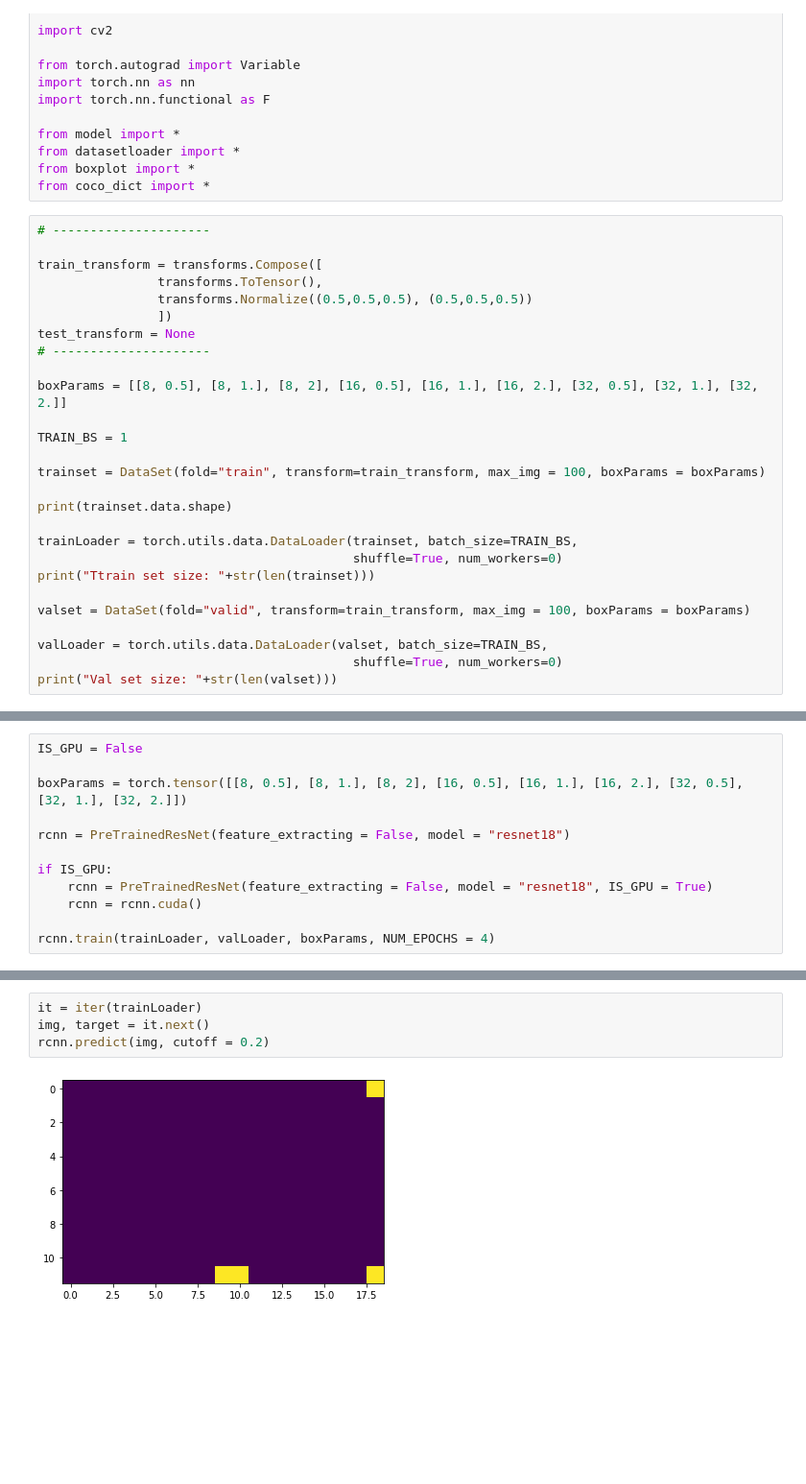
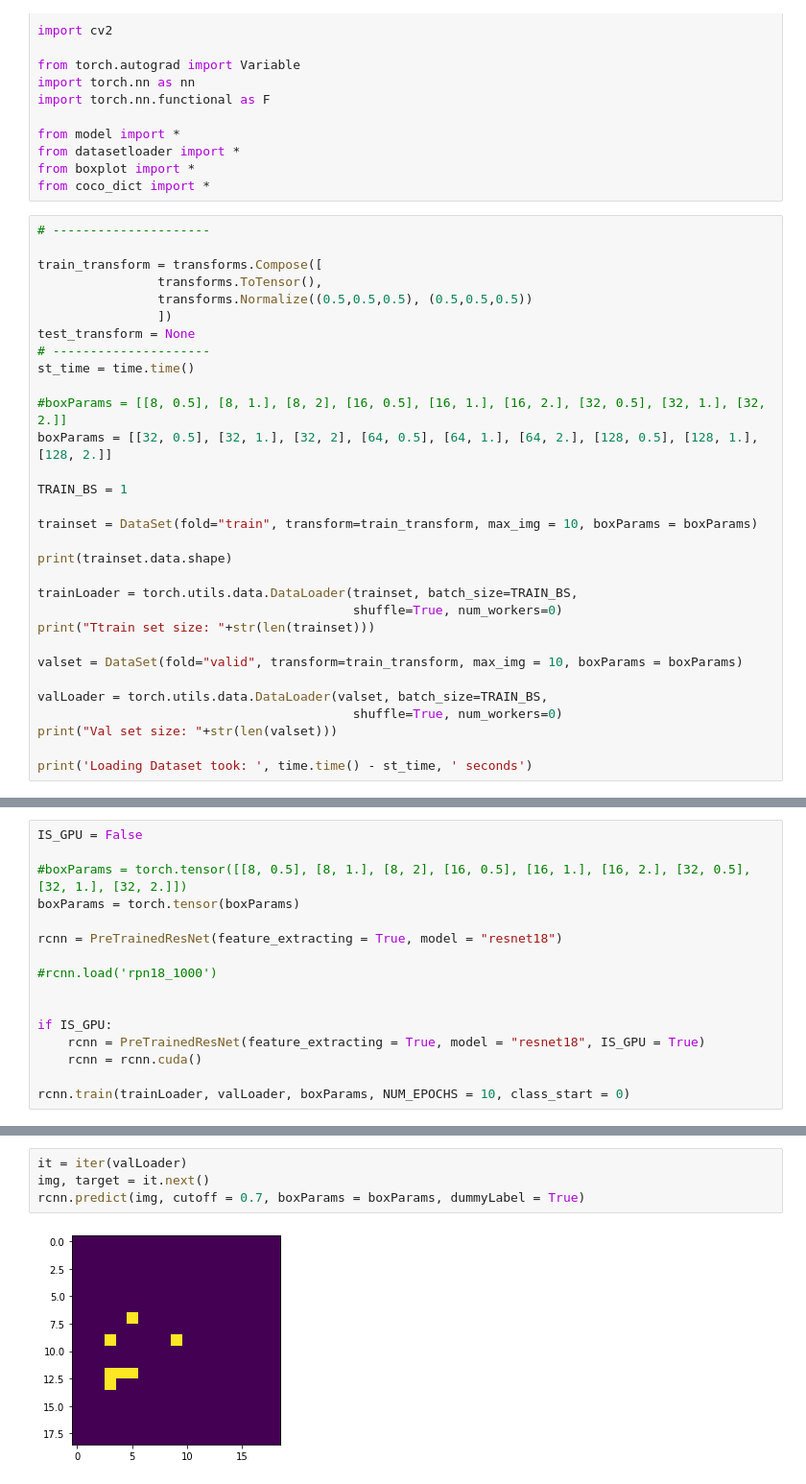
Before and after one commit to tmillre/faster_rcnn_project, a Jupyter notebook: tcm3_RPN_final.ipynb, the cells around one changed output, grey strips where cells are left out. Shown at 96% size. Saved outputs shown, nothing was run; the diff lists cells and outputs as text; blank space fills up the shorter version.

```diff
--- a/tcm3_RPN_final.ipynb
+++ b/tcm3_RPN_final.ipynb
@@ -48,12 +48,14 @@ train_transform = transforms.Compose([
                 ])
 test_transform = None
 # ---------------------
+st_time = time.time()
 
-boxParams = [[8, 0.5], [8, 1.], [8, 2], [16, 0.5], [16, 1.], [16, 2.], [32, 0.5], [32, 1.], [32, 2.]]
+#boxParams = [[8, 0.5], [8, 1.], [8, 2], [16, 0.5], [16, 1.], [16, 2.], [32, 0.5], [32, 1.], [32, 2.]]
+boxParams = [[32, 0.5], [32, 1.], [32, 2], [64, 0.5], [64, 1.], [64, 2.], [128, 0.5], [128, 1.], [128, 2.]]
 
 TRAIN_BS = 1
 
-trainset = DataSet(fold="train", transform=train_transform, max_img = 100, boxParams = boxParams)
+trainset = DataSet(fold="train", transform=train_transform, max_img = 10, boxParams = boxParams)
 
 print(trainset.data.shape)
 
@@ -61,9 +63,11 @@ trainLoader = torch.utils.data.DataLoader(trainset, batch_size=TRAIN_BS,
                                           shuffle=True, num_workers=0)
 print("Ttrain set size: "+str(len(trainset)))
 
-valset = DataSet(fold="valid", transform=train_transform, max_img = 100, boxParams = boxParams)
+valset = DataSet(fold="valid", transform=train_transform, max_img = 10, boxParams = boxParams)
 
 valLoader = torch.utils.data.DataLoader(valset, batch_size=TRAIN_BS,
                                           shuffle=True, num_workers=0)
 print("Val set size: "+str(len(valset)))
+
+print('Loading Dataset took: ', time.time() - st_time, ' seconds')
 # %% [output]
@@ -73,12 +78,16 @@ Val set size: 35
 # %%
 IS_GPU = False
 
-boxParams = torch.tensor([[8, 0.5], [8, 1.], [8, 2], [16, 0.5], [16, 1.], [16, 2.], [32, 0.5], [32, 1.], [32, 2.]])
+#boxParams = torch.tensor([[8, 0.5], [8, 1.], [8, 2], [16, 0.5], [16, 1.], [16, 2.], [32, 0.5], [32, 1.], [32, 2.]])
+boxParams = torch.tensor(boxParams)
 
-rcnn = PreTrainedResNet(feature_extracting = False, model = "resnet18")
+rcnn = PreTrainedResNet(feature_extracting = True, model = "resnet18")
+
+#rcnn.load('rpn18_1000')
+
 
 if IS_GPU:
-    rcnn = PreTrainedResNet(feature_extracting = False, model = "resnet18", IS_GPU = True)
+    rcnn = PreTrainedResNet(feature_extracting = True, model = "resnet18", IS_GPU = True)
     rcnn = rcnn.cuda()
 
-rcnn.train(trainLoader, valLoader, boxParams, NUM_EPOCHS = 4)
+rcnn.train(trainLoader, valLoader, boxParams, NUM_EPOCHS = 10, class_start = 0)
@@ -101,6 +139,6 @@ Text(0.5, 1.0, 'Train Set Loss')
 # %%
-it = iter(trainLoader)
+it = iter(valLoader)
 img, target = it.next()
-rcnn.predict(img, cutoff = 0.2)
+rcnn.predict(img, cutoff = 0.7, boxParams = boxParams, dummyLabel = True)
 # %% [output]
-[figure, old version]
+[figure, new version]
```
Also changed, not shown: parts of 11 cells of this notebook, 4 other files.
